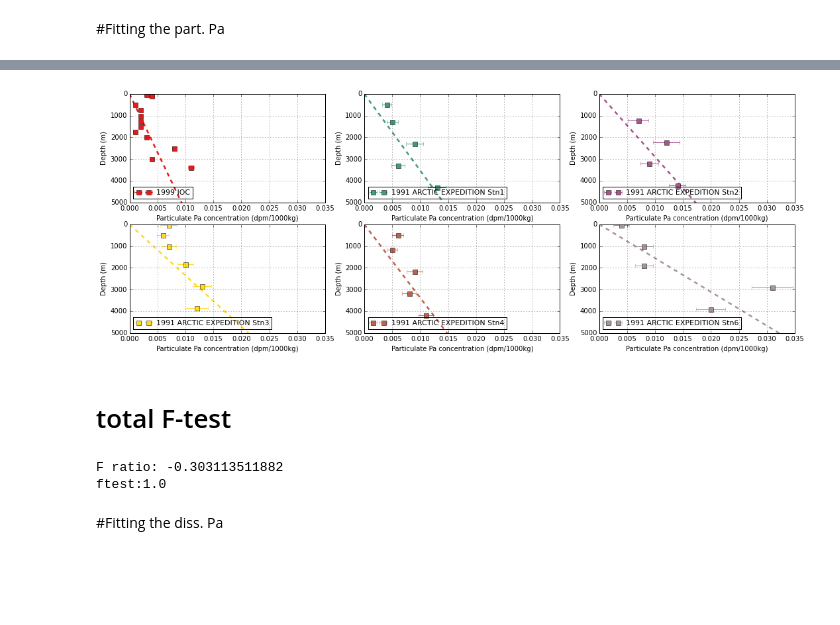
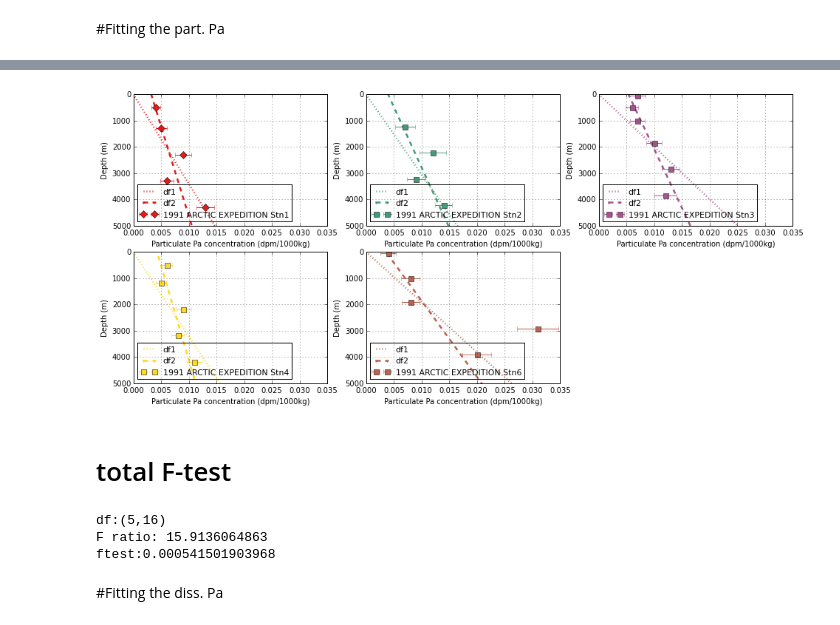
Before and after one commit to UBC-MOAD/analysis-cindy, a Jupyter notebook: notebooks/[parameterization]Version4_Pa.ipynb, the cells around one changed output, grey strips where cells are left out. Cells and saved outputs as stored; diff of their text form; code cells hidden in the pictures; blank space fills up the shorter version.

```diff
--- a/notebooks/[parameterization]Version4_Pa.ipynb
+++ b/notebooks/[parameterization]Version4_Pa.ipynb
@@ -38,7 +35,7 @@ found *.csv file:
 # %% [markdown]
 #Fitting the part. Pa
 # %%
-file_num=6
+file_num=5
 marker=['D','s','s','s','s','s','s']
 
 WLS_err1=np.empty([file_num,1])
@@ -65,39 +62,60 @@ for j in range(file_num):
     y=np.ma.masked_where(x<=0,y)
     err=np.ma.masked_where(x<=0,err)
 
+    x=np.ma.masked_where(x<=0,x)
+    y=np.ma.masked_where(x<=0,y)
+    err=np.ma.masked_where(x<=0,err)
+    x=x.compressed()
+    y=y.compressed()
+    err=err.compressed()
+
     y2 = sm.add_constant(y,prepend=False)
-    mod_wls = sm.WLS(x, y2, weights=1./err)
-    res_wls = mod_wls.fit()
+    #y2=y
+    res_wls = sm.WLS(x, y2, weights=1./err**4).fit()
+
+    ftest=sm.WLS(x, y, weights=1./err**4).fit()
+
+
+    model1=np.sum(ftest.resid**2/err**4)
+    model2=np.sum(res_wls.resid**2/err**4)
+    rss1[j]=model1
+    rss2[j]=model2
+
+    p1 = 1
+    p2 = 2
+    n = len(x)
+    #F = (ftest.mse_resid - res_wls.mse_resid)/(res_wls.mse_resid) *(n-p2)/(p2-p1)
+    F = ( model1 - model2)/model2*(n-p2)/(p2-p1)
+    p = 1.0 - scist.cdf(F,p2-p1,n-p2)
 
     WLS_err1[j,:] = res_wls.bse[0]
     WLS_coef1[j,:] = res_wls.params[0]
-    WLS_coefc[j,:]=res_wls.params[1]
+    #WLS_coefc[j,:]=res_wls.params[1]
     sinking_rate[j,:]=0.00246/res_wls.params[0]
-    err1=(WLS_err1/WLS_coef1)*1/WLS_coef1*0.00246
+    err1=(WLS_err1[j,:]/WLS_coef1[j,:])*1./WLS_coef1[j,:]*0.00246
 
-    ftest=sm.WLS(x, y, weights=1./err).fit()
-    rss1[j]=ftest.mse_resid
-    rss2[j]=res_wls.mse_resid
-    p1 = 1
-    p2 = 2
-    n = file_num
-    F = (ftest.mse_resid - res_wls.mse_resid)/(res_wls.mse_resid) *(n-p2)/(p2-p1)
-    p = 1.0 - scist.cdf(F,p2-p1,n-p2)
     print ('')
     print (name)
-    print ('F ratio: %s'%F)
+    print ('df:(%s,%s)'%(p2-p1,n-p2))
+    #print ('F ratio: %s'%F)
     print ('ftest:%s'%p)
-    print ('slope:%e,error:%e'%(res_wls.params[0],res_wls.bse[0]))
-    print ('C1   :%e,error:%e'%(res_wls.params[1],res_wls.bse[1]))
-    print ('sinking   :%e,error:%e'%(sinking_rate[j,:],err1[j,:]))
+
+    if F<=0:
+        print ('df1 weighted resid. sum:%s'%model1)
+        print ('df2 weighted resid. sum:%s'%model2)
+
+    #print ('slope:%e,error:%e'%(res_wls.params[0],res_wls.bse[0]))
+    #print ('C1   :%e,error:%e'%(res_wls.params[1],res_wls.bse[1]))
+    print ('sinking   :%e,error:%e'%(sinking_rate[j,:],err1))
 
 
     #ax = plt.subplot()
-    ax = plt.figure(1,figsize=(18,10))
-    ax = plt.subplot(3,3,j+1)
-    #ax.plot([0, 5000],[0, 5000]/res_wls.params[0]-res_wls.params[1]/res_wls.params[0], '--.',c=cm.Set1(j*50),linewidth=2.5)
-    ax.plot([0, 5000],[0, 5000]/ftest.params[0], '--.',c=cm.Set1(j*50),linewidth=2.5)
-    ax.errorbar(x, y,xerr=err, fmt='s',markersize=7,c=cm.Set1(j*50),label=name)
+    ax = plt.figure(1,figsize=(16,7))
+    ax = plt.subplot(2,3,j+1)
+    cc=cm.Set1(j*50)#Spectral(j*23)
+    ax.plot([0, 0.3],[0, 0.3]/ftest.params[0], ':',c=cc,linewidth=2.5,label='df1')
+    ax.plot([0, 0.3],[0, 0.3]/res_wls.params[0]-res_wls.params[1]/res_wls.params[0], '--.',c=cc,linewidth=2.5,label='df2')
+    ax.errorbar(x, y,xerr=err, fmt=marker[j],markersize=7,c=cc,label=name)
     ax.legend(loc=3,fontsize=11)
 
     ax.set_ylim([0, 5000])
@@ -137,17 +155,19 @@ sinking   :6.410755e+02,error:8.150987e+02
-[figure, old version]
+[figure, new version]
 # %% [markdown]
 # total F-test
 # %%
 p1 = 1
 p2 = 2
-n = file_num
-F = (sum(rss1) - sum(rss2))/(sum(rss2)) *(n*n-p2*n)/(p2*n-p1*n)
+n = 26
+F = (sum(rss1) - sum(rss2))/(sum(rss2)) *(n-p2*5)/(p2*5-p1*5)
 p = 1.0 - scist.cdf(F,p2-p1,n-p2)
+print ('df:(%s,%s)'%((p2-p1)*5,(n-p2*5)))
 print ('F ratio: %s'%F)
 print ('ftest:%s'%p)
 # %% [output]
-F ratio: -0.303113511882
-ftest:1.0
+df:(5,16)
+F ratio: 15.9136064863
+ftest:0.000541501903968
 # %% [markdown]
 #Fitting the diss. Pa
 # %% [markdown]
```
Also changed, not shown: parts of 12 cells of this notebook, 5 other files.
